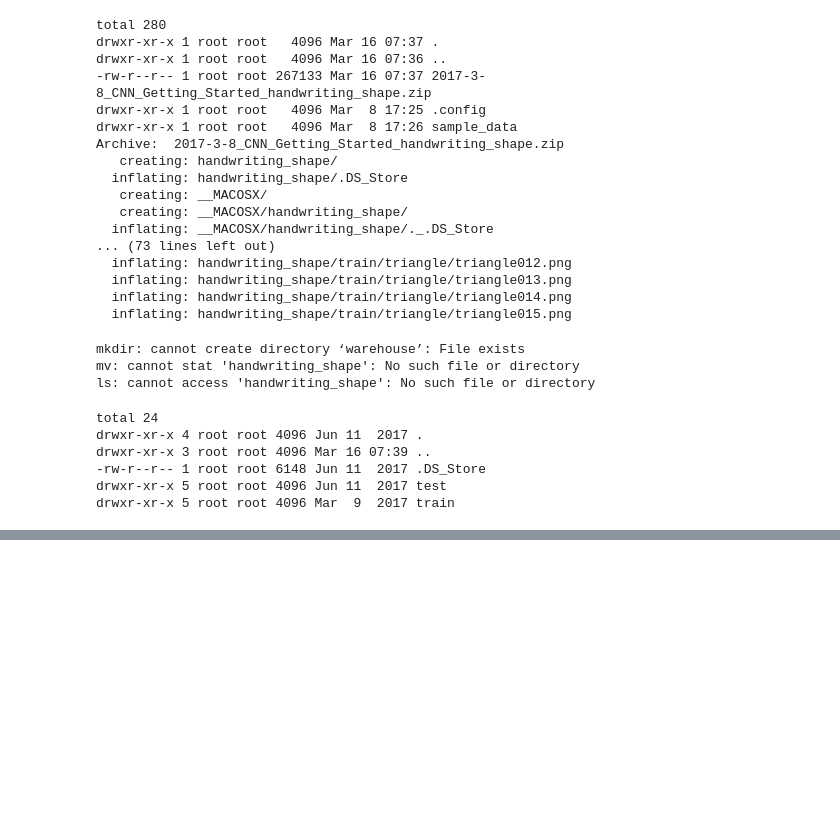
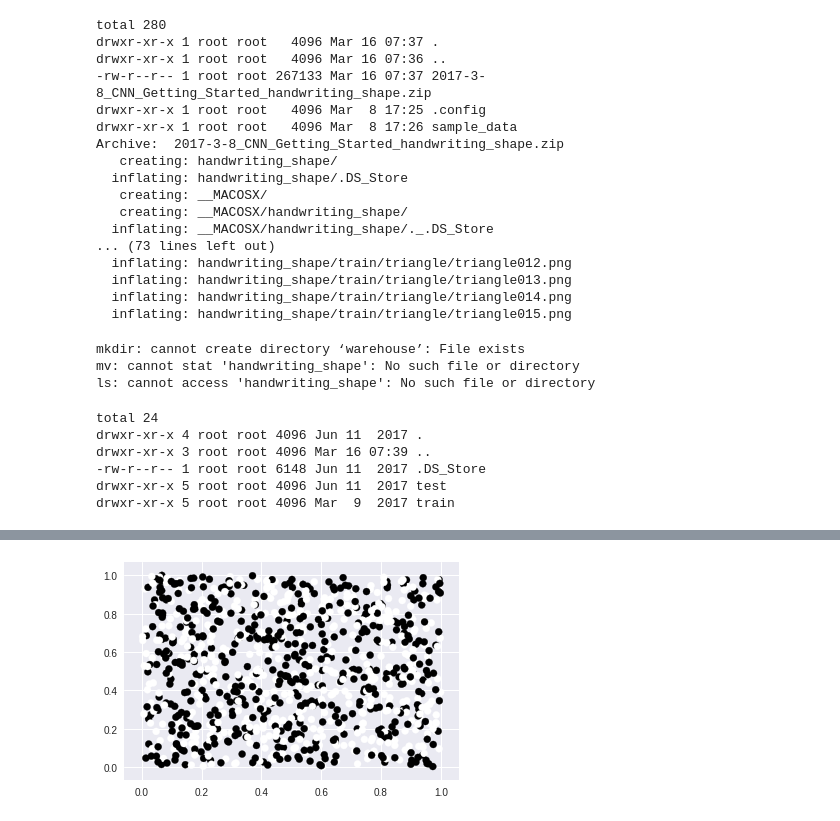
Before and after one commit to pjhool/006958, a Jupyter notebook: Keras_Example.ipynb, the cells around one changed output, grey strips where cells are left out. Cells and saved outputs as stored; diff of their text form; code cells hidden in the pictures; blank space fills up the shorter version.

```diff
--- a/Keras_Example.ipynb
+++ b/Keras_Example.ipynb
@@ -480,0 +965,21 @@ print(output)
+# %%
+import numpy as np
+
+# 데이터셋 생성
+x_train = np.random.random((1000, 12))
+y_train = np.random.randint(2, size=(1000, 1))
+x_test = np.random.random((100, 12))
+y_test = np.random.randint(2, size=(100, 1))
+
+%matplotlib inline
+import matplotlib.pyplot as plt
+
+# 데이터셋 확인 (2차원)
+plot_x = x_train[:,0]
+plot_y = x_train[:,1]
+plot_color = y_train.reshape(1000,)
+
+plt.scatter(plot_x, plot_y, c=plot_color)
+plt.show()
+# %% [output]
+[figure, added]
```
Also changed, not shown: parts of 6 cells of this notebook.
